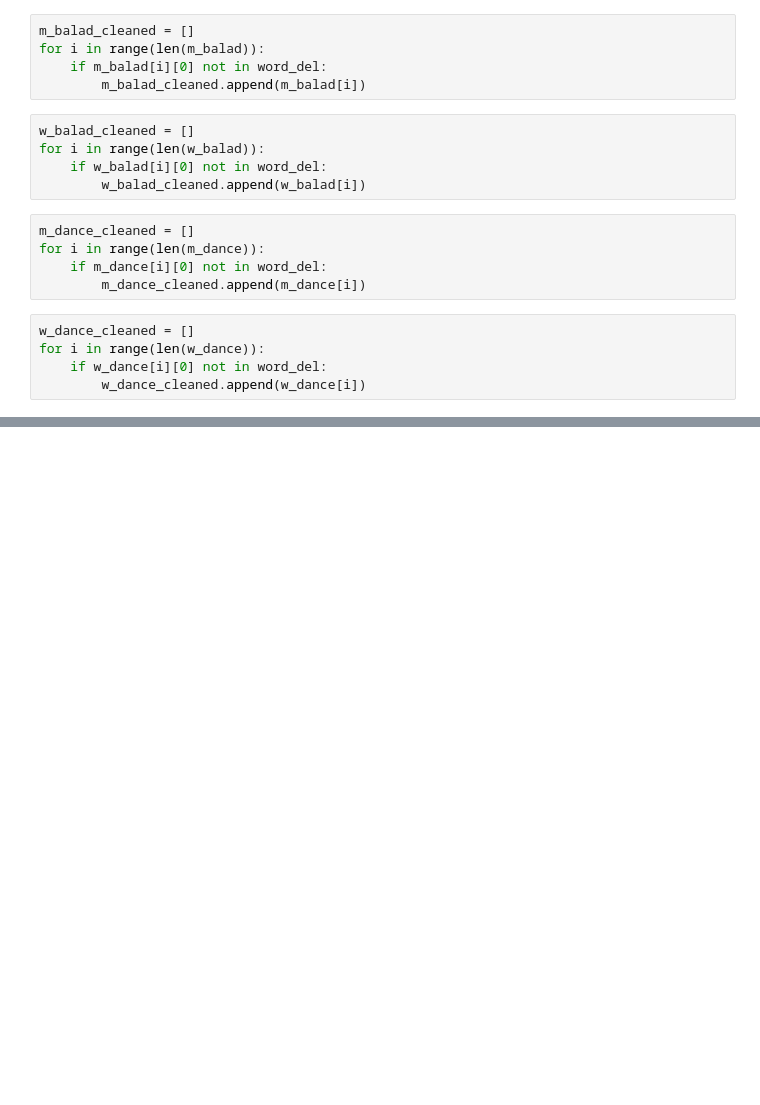
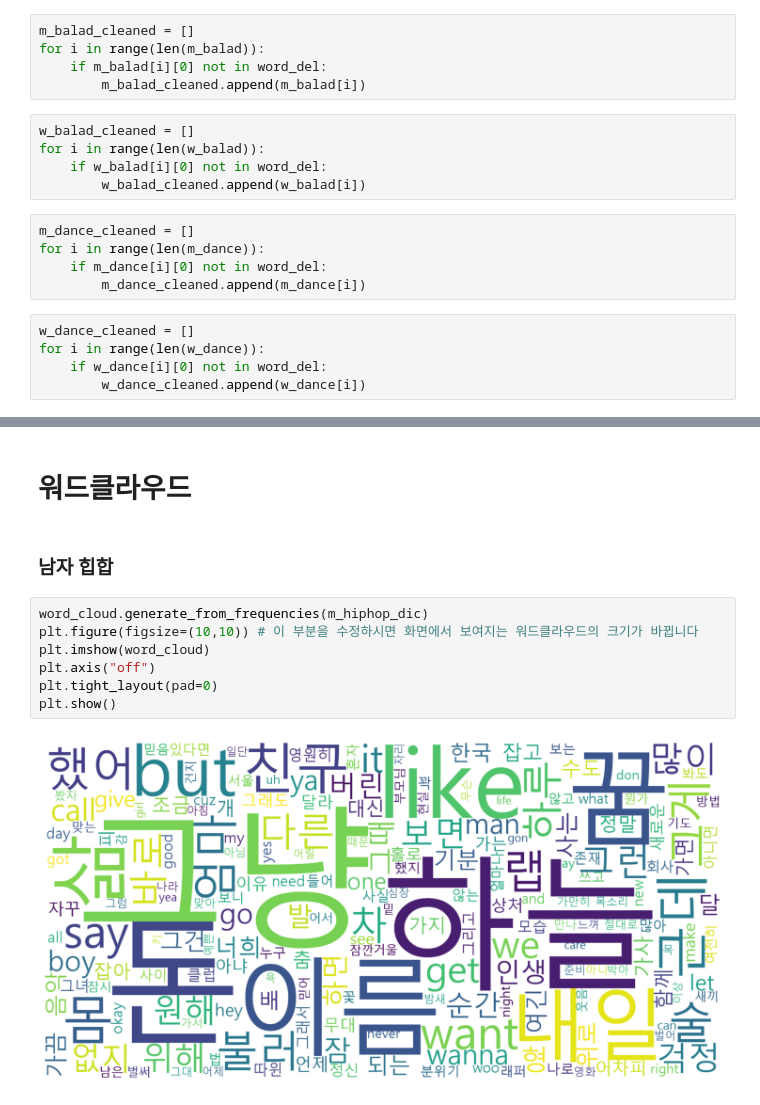
Before and after one commit to Beeny-Yu/project_women_pop, a Jupyter notebook: project_new.ipynb, the cells around one changed output, grey strips where cells are left out. Drawn from its saved outputs; the diff is of its cells as text; blank space fills up the shorter version.

```diff
--- a/project_new.ipynb
+++ b/project_new.ipynb
@@ -374,0 +373,13 @@ df_cleaned.head(50)
+# %% [markdown]
+# 워드클라우드
+# %% [markdown]
+### 남자 힙합
+# %%
+word_cloud.generate_from_frequencies(m_hiphop_dic)
+plt.figure(figsize=(10,10)) # 이 부분을 수정하시면 화면에서 보여지는 워드클라우드의 크기가 바뀝니다
+plt.imshow(word_cloud)
+plt.axis("off")
+plt.tight_layout(pad=0)
+plt.show()
+# %% [output]
+[figure, added]
```
Also changed, not shown: parts of 28 cells of this notebook.
